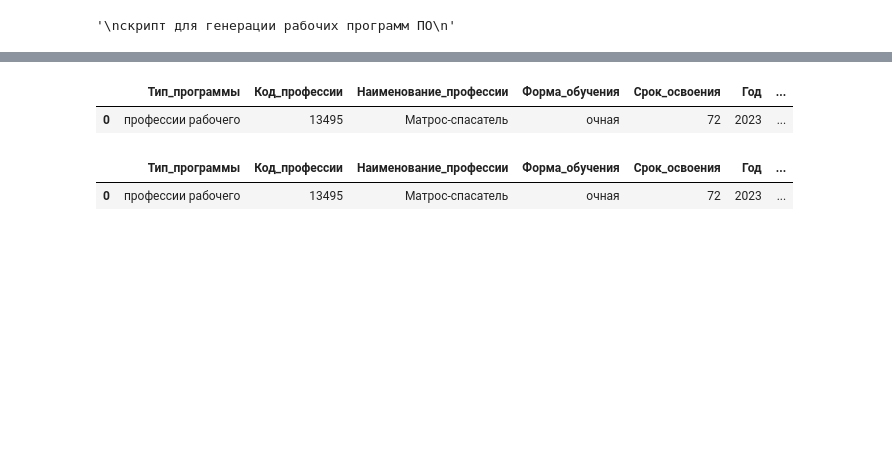
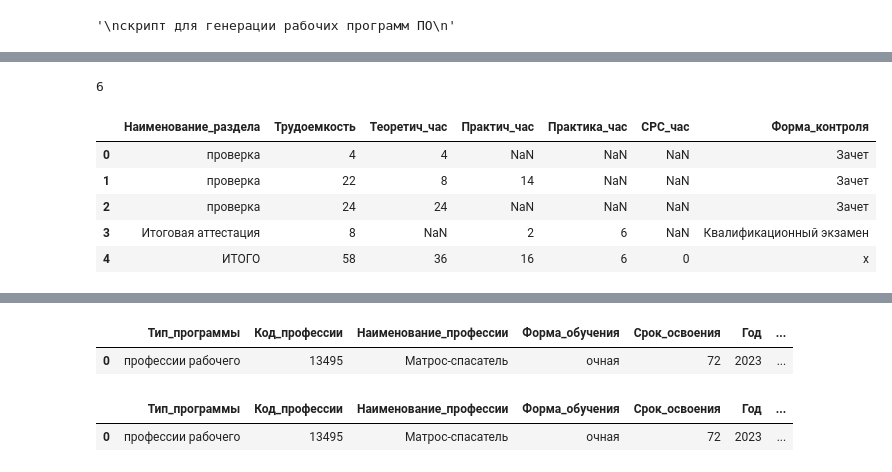
Before and after one commit to t0r1n88/Lindy, a Jupyter notebook: andrasta_po.ipynb, the cells around one changed output, grey strips where cells are left out. Saved outputs shown, nothing was run; the diff lists cells and outputs as text; code cells hidden in the pictures; blank space fills up the shorter version.

Commit message:
Сохранение данных с форматированием исходного файла

```diff
--- a/andrasta_po.ipynb
+++ b/andrasta_po.ipynb
@@ -51,4 +51,6 @@ def convert_date(cell):
 # %%
 name_file_template_educ_program_po = 'data/Автошаблон_ПО_ЦОПП_25072023.docx'
 path_to_end_folder_obraz_program_po = 'data'
-name_file_data_obraz_program_po = 'data/Для_автозаполнения_ОП_ПО_25072023.xlsx'
+name_file_data_obraz_program_po = 'data/Для_автозаполнения_ОП_ПО_31_07_2023.xlsx'
+# %%
+wb = openpyxl.load_workbook(name_file_data_obraz_program_pk)
@@ -54,0 +60,12 @@ name_file_data_obraz_program_po = 'data/Для_автозаполнения_ОП
+# %%
+target_value = 'ИТОГО'
+        # Поиск значения в выбранном столбце
+column_number = 1  # Номер столбца, в котором ищем значение (например, столбец A)
+target_row = None  # Номер строки с искомым значением
+
+for row in wb['1. Учебный план'].iter_rows(min_row=1, min_col=column_number, max_col=column_number):
+    cell_value = row[0].value
+    print(cell_value)
+    if cell_value == target_value:
+        target_row = row[0].row
+        break
@@ -74,12 +114,25 @@ for row in wb[name_sheet_up].iter_rows(min_row=1, min_col=column_number, max_col
     if cell_value == target_value:
         target_row = row[0].row
         break
+# %%
+target_row
+# %% [output]
+6
 # %%
 if not target_row:
     print('В первой колонке отсутствует слово ИТОГО!!!')
 
 # если значение найдено то считываем нужное количество строк и  7 колонок
 df_up = pd.read_excel(name_file_data_obraz_program_po,sheet_name=name_sheet_up,nrows=target_row,usecols='A:G',dtype=str)
+# %%
+df_up
+# %% [output]
+|  | Наименование_раздела | Трудоемкость | Теоретич_час | Практич_час | Практика_час | СРС_час | Форма_контроля |
+| 0 | проверка | 4 | 4 | NaN | NaN | NaN | Зачет |
+| 1 | проверка | 22 | 8 | 14 | NaN | NaN | Зачет |
+| 2 | проверка | 24 | 24 | NaN | NaN | NaN | Зачет |
+| 3 | Итоговая аттестация | 8 | NaN | 2 | 6 | NaN | Квалификационный экзамен |
+| 4 | ИТОГО | 58 | 36 | 16 | 6 | 0 | х |
 # %%
 df_up.iloc[:,1:6] = df_up.iloc[:,1:6].applymap(convert_to_int) #1) Приводим к инту колонки 2-6
 # %%
```
Also changed, not shown: parts of 5 cells of this notebook, 11 other files.
